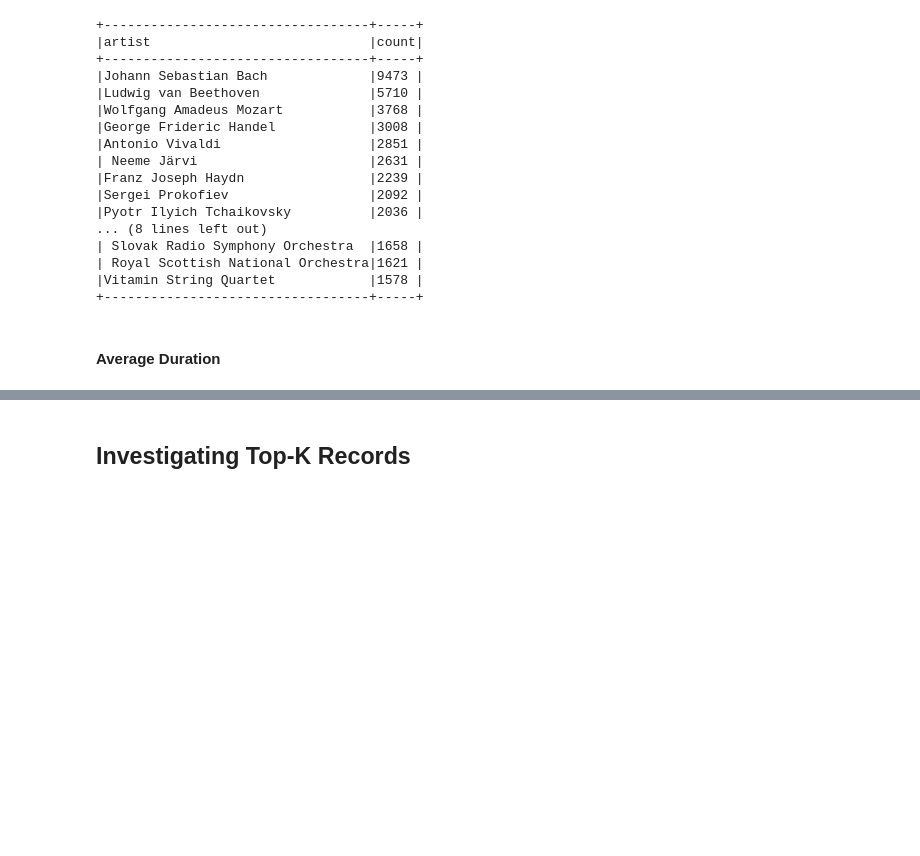
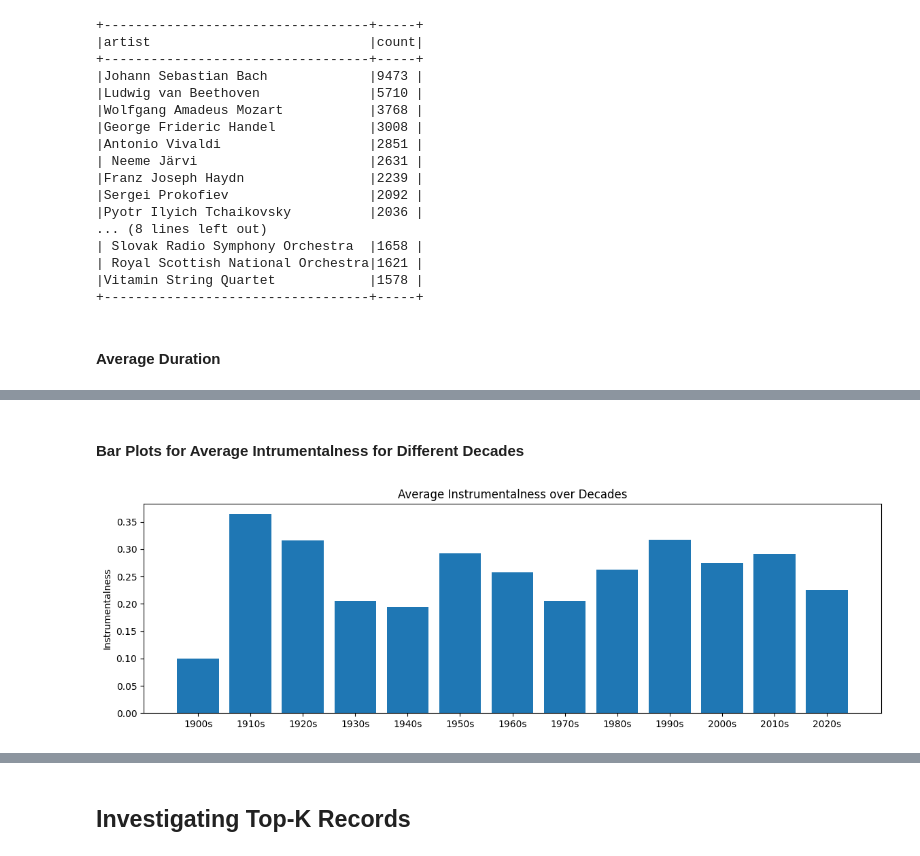
Before and after one commit to ALotov2000/Data_Science-CA3-pyspark-starter, a Jupyter notebook: main.ipynb, the cells around one changed output, grey strips where cells are left out. Saved outputs shown, nothing was run; the diff lists cells and outputs as text; code cells hidden in the pictures; blank space fills up the shorter version.

```diff
--- a/main.ipynb
+++ b/main.ipynb
@@ -223,0 +265,6 @@ final_df.show(5)
+# %% [markdown]
+#### Bar Plots for Average Intrumentalness for Different Decades
+# %%
+do_bar_plot_for_decade_of("instrumentalness")
+# %% [output]
+[figure, added]
```
Also changed, not shown: parts of 18 cells of this notebook.
